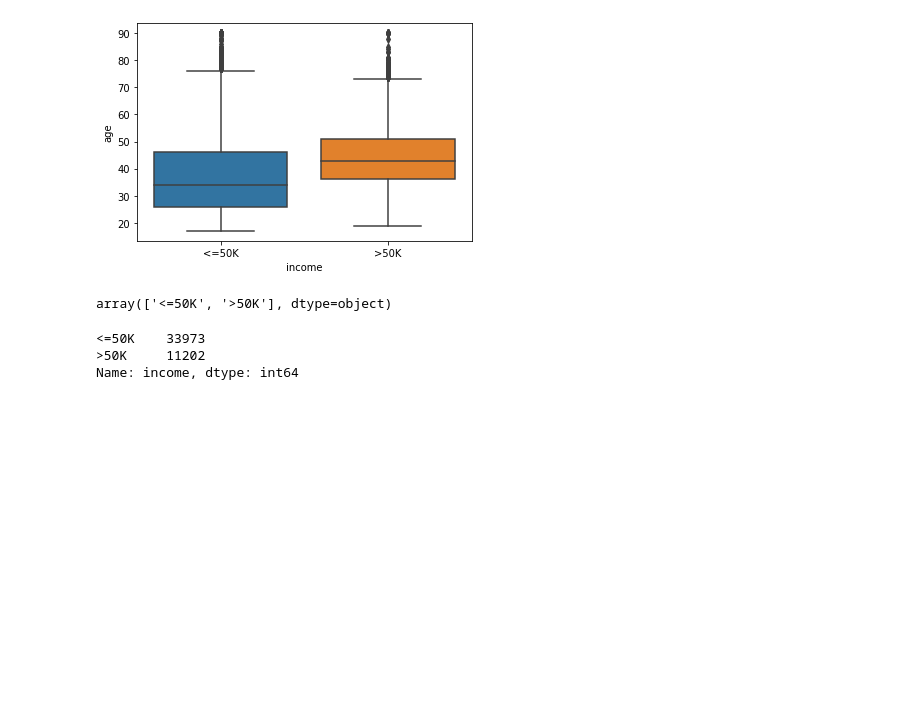
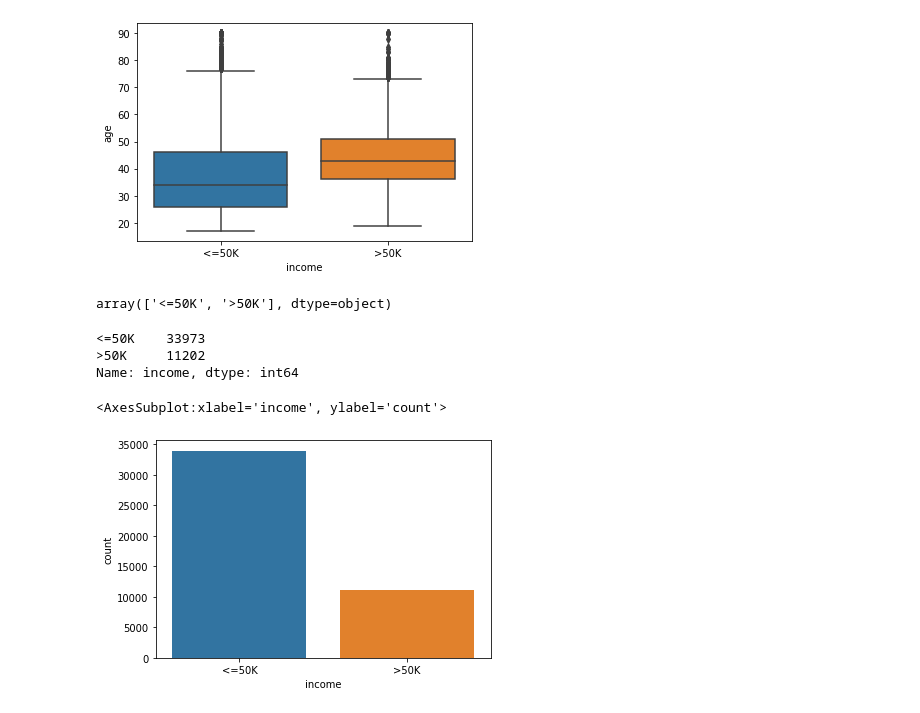
Before and after one commit to Dharmil4602/data-science-projects, a Jupyter notebook: Adult Income/adult_income.ipynb, the cells around one changed output. Saved outputs shown, nothing was run; the diff lists cells and outputs as text; code cells hidden in the pictures; blank space fills up the shorter version.

```diff
--- a/Adult Income/adult_income.ipynb
+++ b/Adult Income/adult_income.ipynb
@@ -344,3 +344,9 @@ data['income'].value_counts()
 <=50K    33973
 >50K     11202
 Name: income, dtype: int64
+# %%
+# Displaying countplot on salary
+sns.countplot(x='income', data=data)
+# %% [output]
+<AxesSubplot:xlabel='income', ylabel='count'>
+[figure, added]
```
Also changed, not shown: parts of 3 cells of this notebook.
